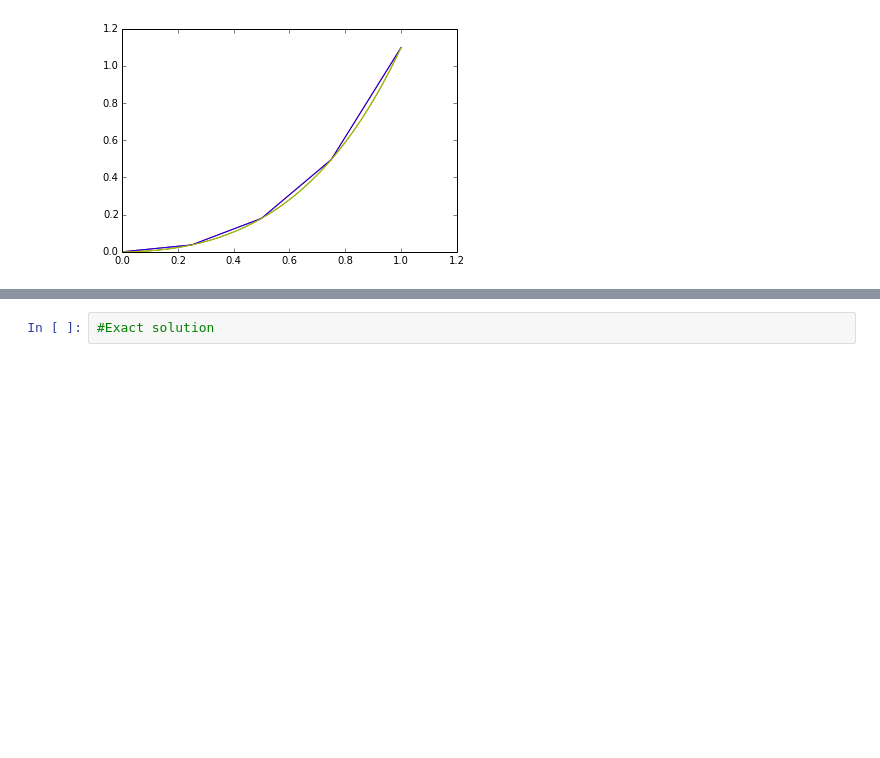
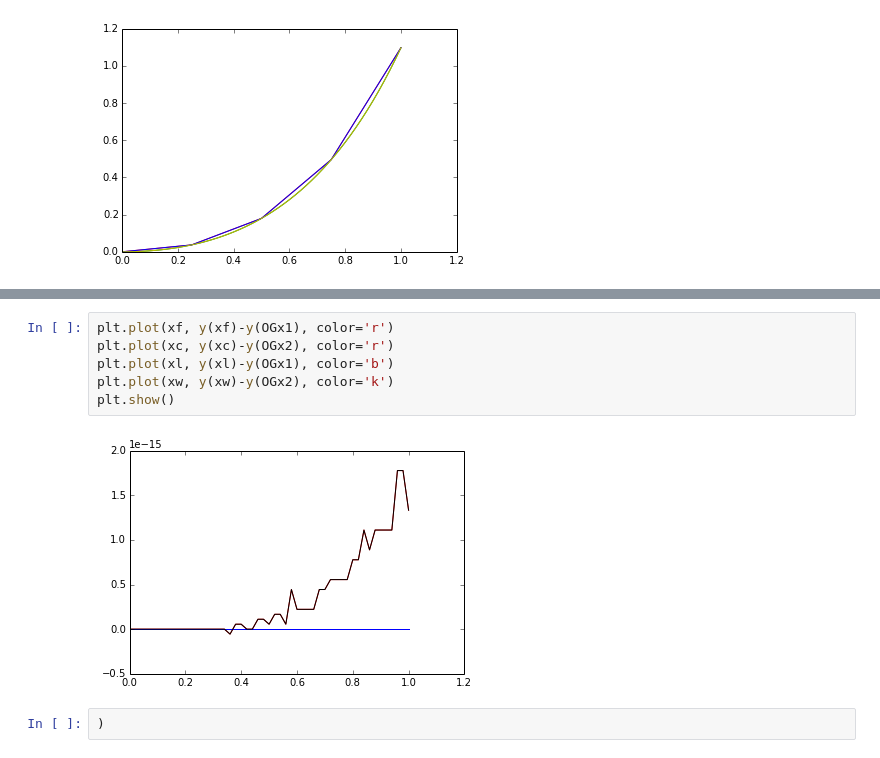
Before and after one commit to kjarment/PHYS202S14, a Jupyter notebook: SciPy/ODEExcercises.ipynb, the cells around one changed output, grey strips where cells are left out. Cells and saved outputs as stored; diff of their text form; blank space fills up the shorter version.

```diff
--- a/SciPy/ODEExcercises.ipynb
+++ b/SciPy/ODEExcercises.ipynb
@@ -198,2 +204,10 @@ plt.show()
+# %%
+plt.plot(xf, y(xf)-y(OGx1), color='r')
+plt.plot(xc, y(xc)-y(OGx2), color='r')
+plt.plot(xl, y(xl)-y(OGx1), color='b')
+plt.plot(xw, y(xw)-y(OGx2), color='k')
+plt.show()
+# %% [output]
+[figure, added]
 # %%
-#Exact solution
+)
```
Also changed, not shown: parts of 5 cells of this notebook, 1 other file.
